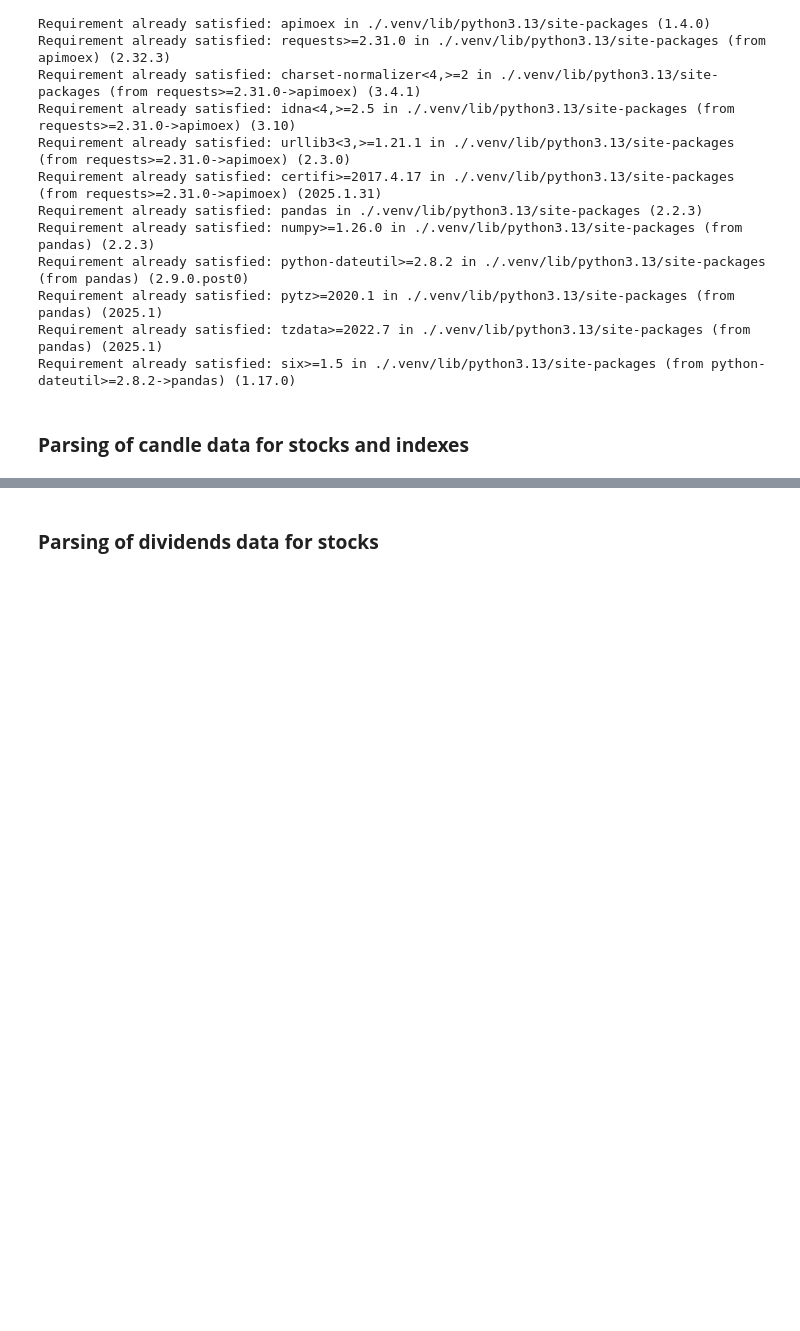
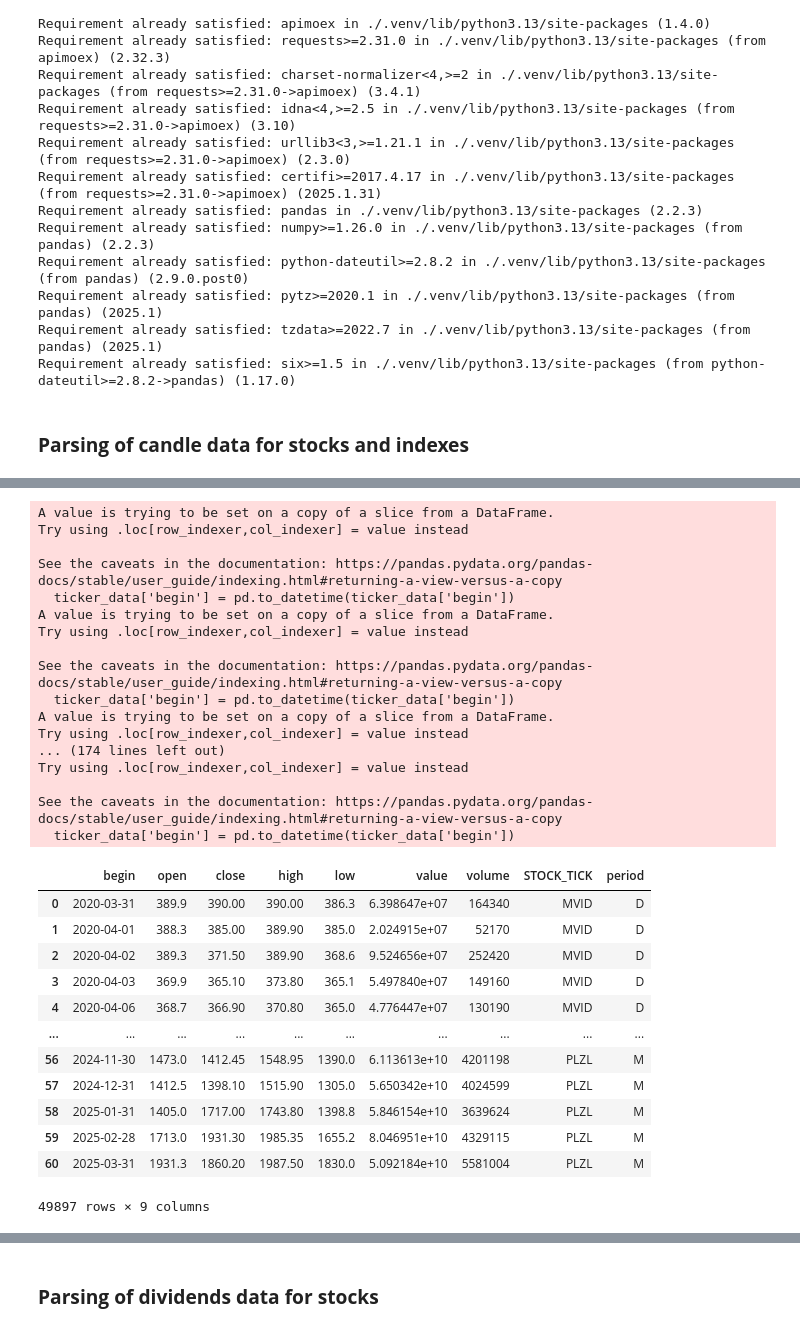
Before and after one commit to Data-Wrangling-and-Visualisation/Visualizing-Russian-Stock-Market, a Jupyter notebook: dataSave.ipynb, the cells around one changed output, grey strips where cells are left out. Drawn from its saved outputs; the diff is of its cells as text; code cells hidden in the pictures; blank space fills up the shorter version.

Commit message:
Database adjusted
Period was added for stocks and index data, tickers were added to index data

```diff
--- a/dataSave.ipynb
+++ b/dataSave.ipynb
@@ -119,0 +133,65 @@ Parsing index data for the necessary tickers 100.0 %
+# %%
+# resampling to monthly frequency stocks data
+monthly_df_list_stocks = []
+for ticker in TICKs:
+    # filtering data for the current ticker
+    ticker_data = combined_data[combined_data['STOCK_TICK'] == ticker]
+
+    # setting 'begin' as datetime index for resampling
+    ticker_data['begin'] = pd.to_datetime(ticker_data['begin'])
+    ticker_data.set_index('begin', inplace=True)
+
+    # resampling to monthly frequency
+    monthly_df = ticker_data.resample('ME').agg({
+        'open': 'first',
+        'close': 'last',
+        'high': 'max',
+        'low': 'min',
+        'value': 'sum',
+        'volume': 'sum',
+        'STOCK_TICK': lambda x: ticker,
+        'period': lambda x: 'M'
+    })
+    monthly_df.reset_index(inplace=True)
+    monthly_df_list_stocks.append(monthly_df)
+
+# combining all monthly data
+fin_stock_data = pd.concat(monthly_df_list_stocks)
+
+# combining with original daily data
+combined_data['begin'] = combined_data['begin'].astype(str)
+fin_stock_data['begin'] = fin_stock_data['begin'].astype(str)
+final_combined_data = pd.concat([combined_data, fin_stock_data])
+final_combined_data.to_json("Database/combined_data_stock.json", orient='records', lines=True)
+final_combined_data
+# %% [output]
+A value is trying to be set on a copy of a slice from a DataFrame.
+Try using .loc[row_indexer,col_indexer] = value instead
+
+See the caveats in the documentation: https://pandas.pydata.org/pandas-docs/stable/user_guide/indexing.html#returning-a-view-versus-a-copy
+  ticker_data['begin'] = pd.to_datetime(ticker_data['begin'])
+A value is trying to be set on a copy of a slice from a DataFrame.
+Try using .loc[row_indexer,col_indexer] = value instead
+
+See the caveats in the documentation: https://pandas.pydata.org/pandas-docs/stable/user_guide/indexing.html#returning-a-view-versus-a-copy
+  ticker_data['begin'] = pd.to_datetime(ticker_data['begin'])
+A value is trying to be set on a copy of a slice from a DataFrame.
+Try using .loc[row_indexer,col_indexer] = value instead
+... (174 lines left out)
+Try using .loc[row_indexer,col_indexer] = value instead
+
+See the caveats in the documentation: https://pandas.pydata.org/pandas-docs/stable/user_guide/indexing.html#returning-a-view-versus-a-copy
+  ticker_data['begin'] = pd.to_datetime(ticker_data['begin'])
+|  | begin | open | close | high | low | value | volume | STOCK_TICK | period |
+| 0 | 2020-03-31 | 389.9 | 390.00 | 390.00 | 386.3 | 6.398647e+07 | 164340 | MVID | D |
+| 1 | 2020-04-01 | 388.3 | 385.00 | 389.90 | 385.0 | 2.024915e+07 | 52170 | MVID | D |
+| 2 | 2020-04-02 | 389.3 | 371.50 | 389.90 | 368.6 | 9.524656e+07 | 252420 | MVID | D |
+| 3 | 2020-04-03 | 369.9 | 365.10 | 373.80 | 365.1 | 5.497840e+07 | 149160 | MVID | D |
+| 4 | 2020-04-06 | 368.7 | 366.90 | 370.80 | 365.0 | 4.776447e+07 | 130190 | MVID | D |
+| ... | ... | ... | ... | ... | ... | ... | ... | ... | ... |
+| 56 | 2024-11-30 | 1473.0 | 1412.45 | 1548.95 | 1390.0 | 6.113613e+10 | 4201198 | PLZL | M |
+| 57 | 2024-12-31 | 1412.5 | 1398.10 | 1515.90 | 1305.0 | 5.650342e+10 | 4024599 | PLZL | M |
+| 58 | 2025-01-31 | 1405.0 | 1717.00 | 1743.80 | 1398.8 | 5.846154e+10 | 3639624 | PLZL | M |
+| 59 | 2025-02-28 | 1713.0 | 1931.30 | 1985.35 | 1655.2 | 8.046951e+10 | 4329115 | PLZL | M |
+| 60 | 2025-03-31 | 1931.3 | 1860.20 | 1987.50 | 1830.0 | 5.092184e+10 | 5581004 | PLZL | M |
+49897 rows × 9 columns
```
Also changed, not shown: parts of 2 cells of this notebook, 3 other files.
